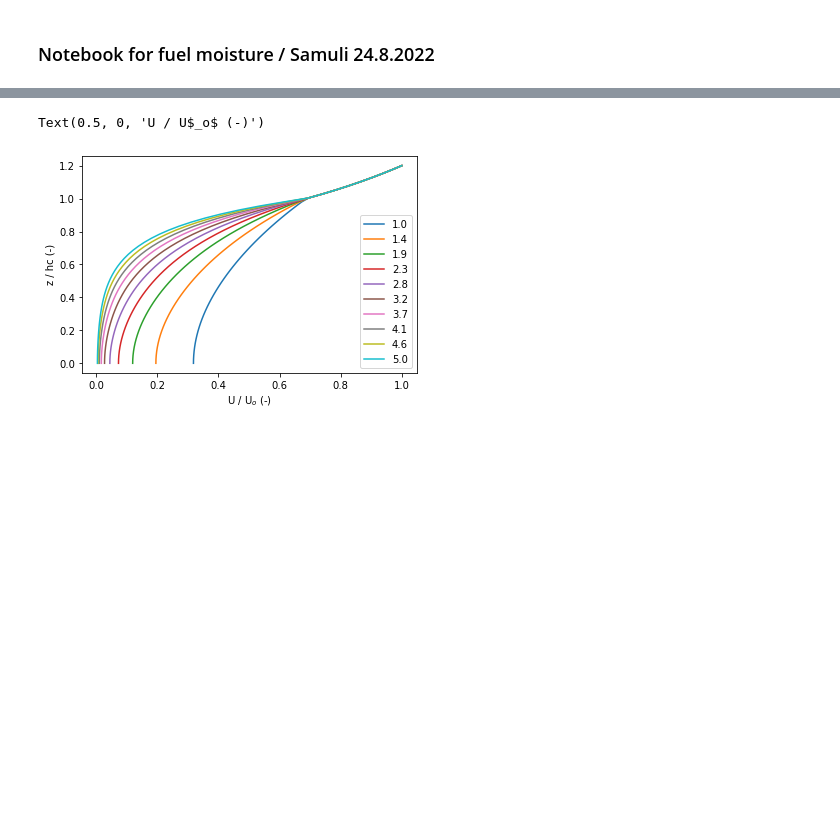
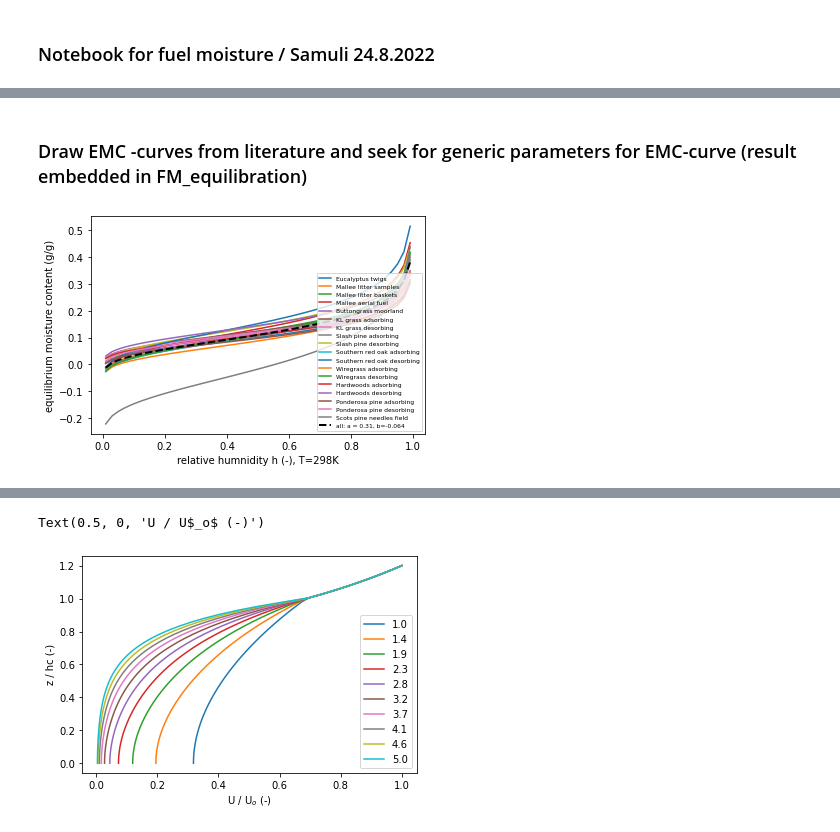
Before and after one commit to slauniainen/FuelMoisture, a Jupyter notebook: FuelMoisture_notes.ipynb, the cells around one changed output, grey strips where cells are left out. Cells and saved outputs as stored; diff of their text form; code cells hidden in the pictures; blank space fills up the shorter version.

```diff
--- a/FuelMoisture_notes.ipynb
+++ b/FuelMoisture_notes.ipynb
@@ -7,0 +112,15 @@ import matplotlib.pyplot as plt
+# %%
+# fit curve
+from scipy.optimize import curve_fit
+plt.figure()
+T = 25.0
+h = np.linspace(0.01, 0.99, 50)
+para = []
+for k in range(len(A)):
+    q = EMC_nelson(h, A[k], B[k])
+    p, pcov = curve_fit(EMC, h, q)
+    m = EMC(h, p[0], p[1])
+    #plt.figure(k)
+    #plt.plot(h, q, '-'); plt.plot(h, m, '--')
+    print(p)
+    para.append(p)
@@ -7,0 +139,31 @@ import matplotlib.pyplot as plt
+# %% [markdown]
+### Draw EMC -curves from literature and seek for generic parameters for EMC-curve (result embedded in FM_equilibration)
+# %%
+p = pd.read_csv(r'Literature\Equilibrium_isotherm_parameters.txt', sep=';', header='infer')
+#p = p.astype({'fuel':'str','a':'float', 'b':'float', 'tau': 'float'})
+
+
+plt.figure()
+
+n = len(p)
+h = np.linspace(0.01, 0.99, 50)
+xdata = []
+ydata = []
+for k in range(n):
+    q = EMC(h, p['a'][k], p['b'][k])
+    plt.plot(h, q, '-', label=p['fuel'][k])
+    xdata.extend(h)
+    ydata.extend(q)
+
+#plt.legend(fontsize=6)
+
+# fit generic equation to all data
+para, pcov = curve_fit(EMC, xdata, ydata)
+Q = EMC(h, para[0], para[1])
+plt.plot(h, Q, 'k--', linewidth=2, label = 'all: a = %.2f, b=%.3f' %(para[0], para[1]))
+plt.legend(fontsize=6)
+plt.ylabel('equilibrium moisture content (g/g)')
+plt.xlabel('relative humnidity h (-), T=298K')
+plt.savefig(r'Results/EMC_finefuels.png', dpi=300)
+# %% [output]
+[figure, added]
```
Also changed, not shown: parts of 15 cells of this notebook, 39 other files.
